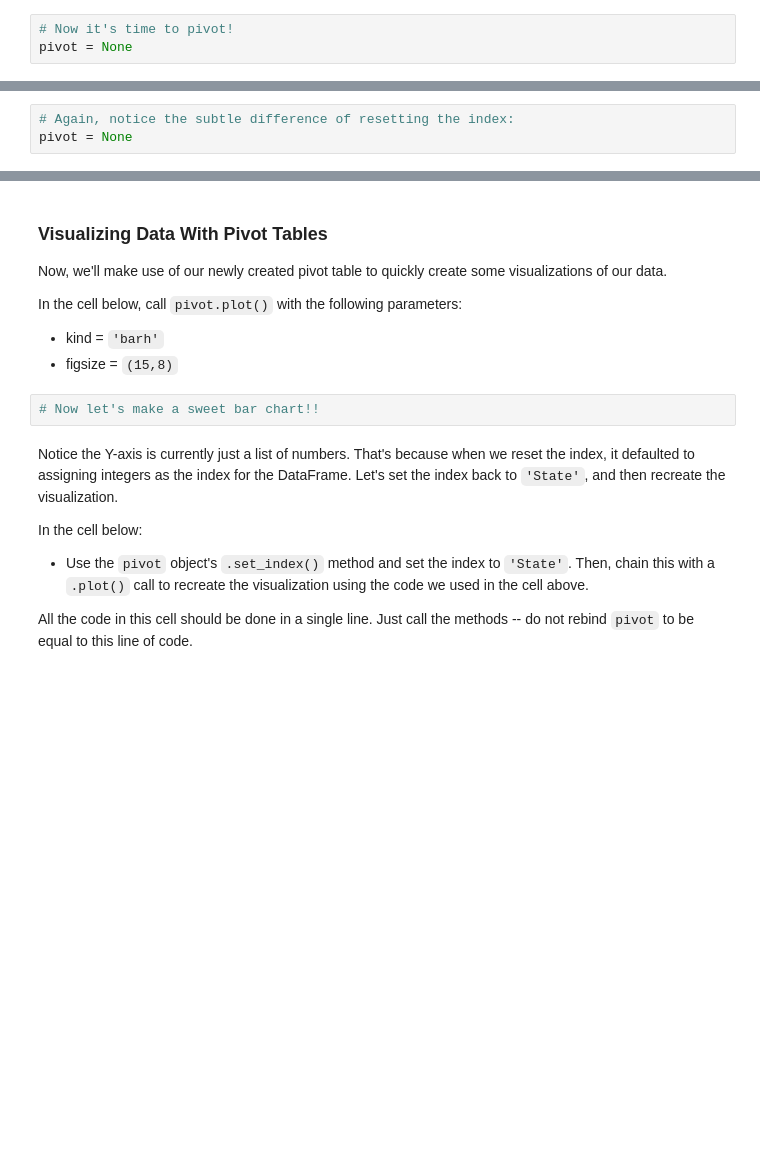
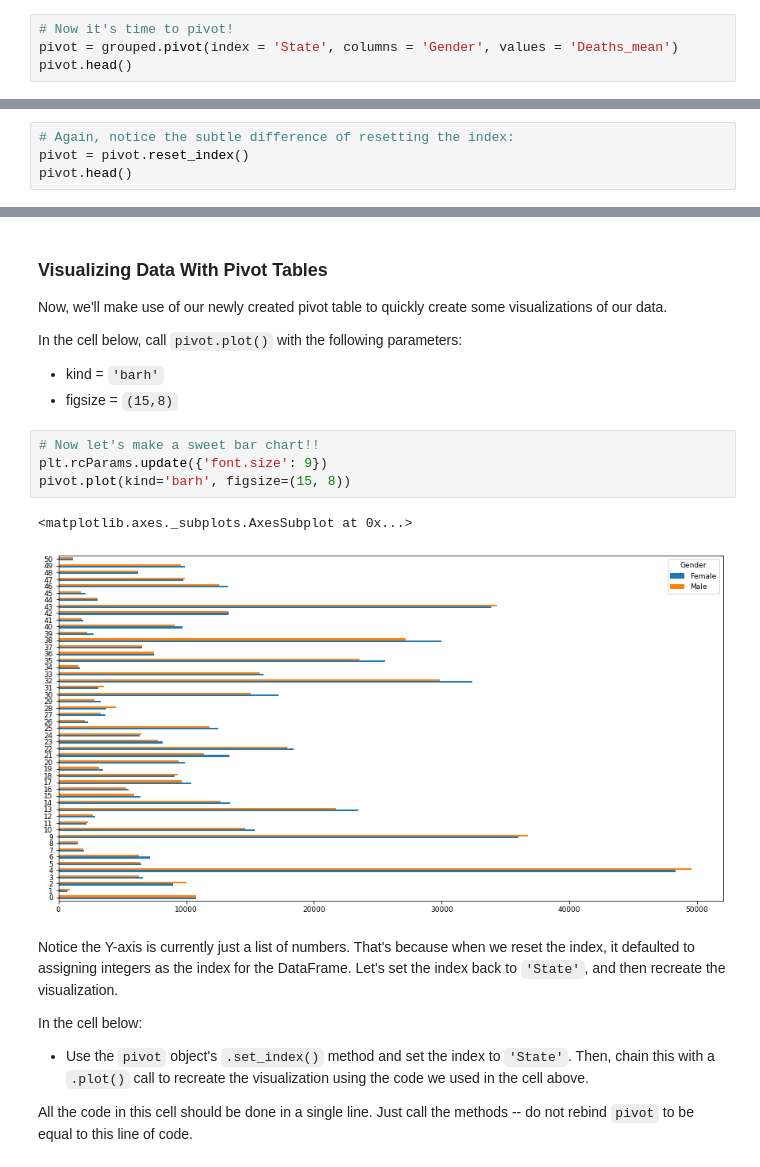
Before and after one commit to jammy-bot/dsc-pivot-tables-pandas-lab-online-ds-ft-120919, a Jupyter notebook: index.ipynb, the cells around one changed output, grey strips where cells are left out. Cells and saved outputs as stored; diff of their text form; blank space fills up the shorter version.

```diff
--- a/index.ipynb
+++ b/index.ipynb
@@ -366,4 +378,5 @@ In the cell below, call the DataFrame's `.pivot()` method with the following par
 Then, display the `.head()` of our new `pivot` DataFrame to see what it looks like.
 # %%
 # Now it's time to pivot!
-pivot = None
+pivot = grouped.pivot(index = 'State', columns = 'Gender', values = 'Deaths_mean')
+pivot.head()
@@ -375,4 +396,5 @@ Let's reset the index and see how it changes our pivot table.
 In the cell below, reset the index of the `pivot` object as we did previously.  Then, display the `.head()` of the object to see if we can detect any changes.
 # %%
 # Again, notice the subtle difference of resetting the index:
-pivot = None
+pivot = pivot.reset_index()
+pivot.head()
@@ -387,6 +416,11 @@ In the cell below, call `pivot.plot()` with the following parameters:
 * figsize = `(15,8)`
 # %%
 # Now let's make a sweet bar chart!!
+plt.rcParams.update({'font.size': 9})
+pivot.plot(kind='barh', figsize=(15, 8))
+# %% [output]
+<matplotlib.axes._subplots.AxesSubplot at 0x...>
+[figure, added]
 # %% [markdown]
 Notice the Y-axis is currently just a list of numbers.  That's because when we reset the index, it defaulted to assigning integers as the index for the DataFrame.  Let's set the index back to `'State'`, and then recreate the visualization.
 
```
Also changed, not shown: parts of 16 cells of this notebook.
